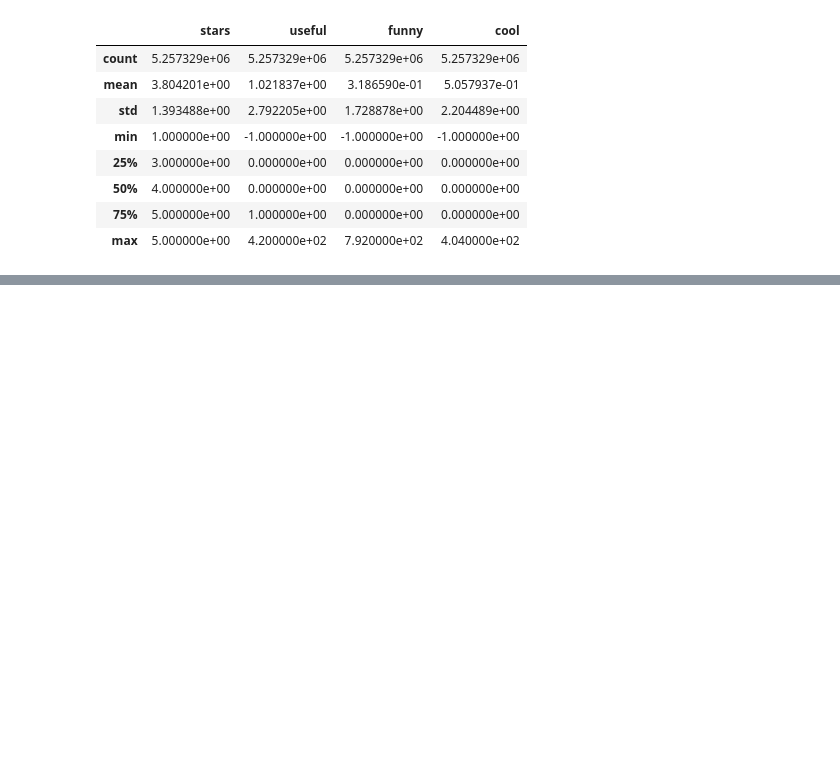
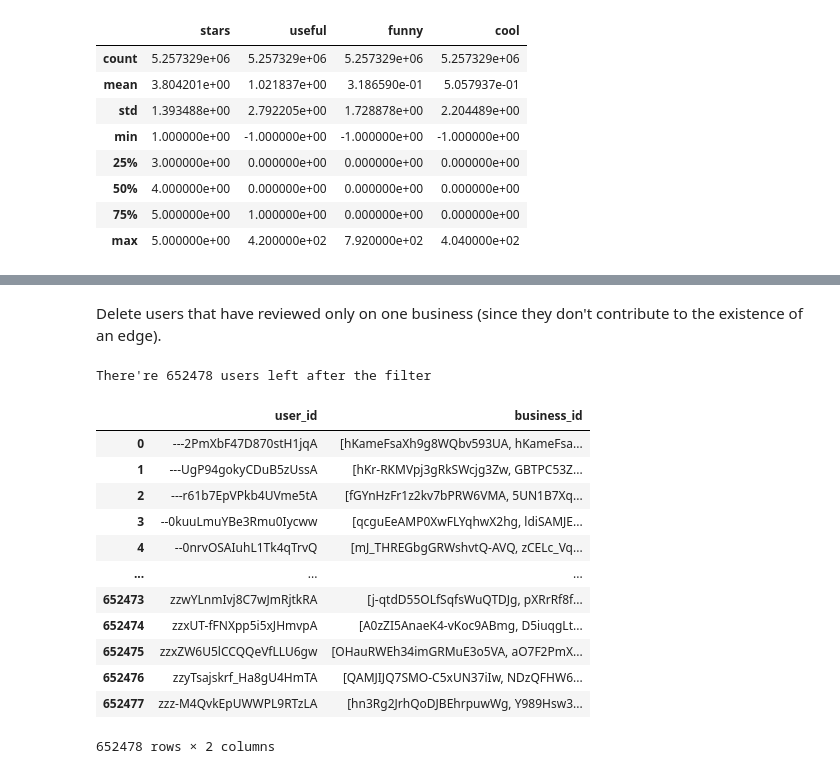
Before and after one commit to 98mina2/NetworkRecommender, a Jupyter notebook: linkPrediction.ipynb, the cells around one changed output, grey strips where cells are left out. Saved outputs shown, nothing was run; the diff lists cells and outputs as text; code cells hidden in the pictures; blank space fills up the shorter version.

Commit message:
loaded data and find edges (count num users who visited both busi

```diff
--- a/linkPrediction.ipynb
+++ b/linkPrediction.ipynb
@@ -58,0 +66,4 @@ There are 5257329 review records with 9 total features.
+# %%
+visit_by_user = review_df.groupby('user_id')['business_id'].apply(list).to_frame()
+print(f"There're {len(visit_by_user)} users")
+visit_by_user
@@ -58,0 +86,21 @@ There are 5257329 review records with 9 total features.
+# %% [markdown]
+Delete users that have reviewed only on one business (since they don't contribute to the existence of an edge).
+# %%
+visit_by_user = visit_by_user[visit_by_user['business_id'].apply(len) > 1].reset_index()
+print(f"There're {len(visit_by_user)} users left after the filter")
+visit_by_user
+# %% [output]
+There're 652478 users left after the filter
+|  | user_id | business_id |
+| 0 | ---2PmXbF47D870stH1jqA | [hKameFsaXh9g8WQbv593UA, hKameFsa... |
+| 1 | ---UgP94gokyCDuB5zUssA | [hKr-RKMVpj3gRkSWcjg3Zw, GBTPC53Z... |
+| 2 | ---r61b7EpVPkb4UVme5tA | [fGYnHzFr1z2kv7bPRW6VMA, 5UN1B7Xq... |
+| 3 | --0kuuLmuYBe3Rmu0Iycww | [qcguEeAMP0XwFLYqhwX2hg, ldiSAMJE... |
+| 4 | --0nrvOSAIuhL1Tk4qTrvQ | [mJ_THREGbgGRWshvtQ-AVQ, zCELc_Vq... |
+| ... | ... | ... |
+| 652473 | zzwYLnmIvj8C7wJmRjtkRA | [j-qtdD55OLfSqfsWuQTDJg, pXRrRf8f... |
+| 652474 | zzxUT-fFNXpp5i5xJHmvpA | [A0zZI5AnaeK4-vKoc9ABmg, D5iuqgLt... |
+| 652475 | zzxZW6U5lCCQQeVfLLU6gw | [OHauRWEh34imGRMuE3o5VA, aO7F2PmX... |
+| 652476 | zzyTsajskrf_Ha8gU4HmTA | [QAMJIJQ7SMO-C5xUN37iIw, NDzQFHW6... |
+| 652477 | zzz-M4QvkEpUWWPL9RTzLA | [hn3Rg2JrhQoDJBEhrpuwWg, Y989Hsw3... |
+652478 rows × 2 columns
```
Also changed, not shown: parts of 15 cells of this notebook.
